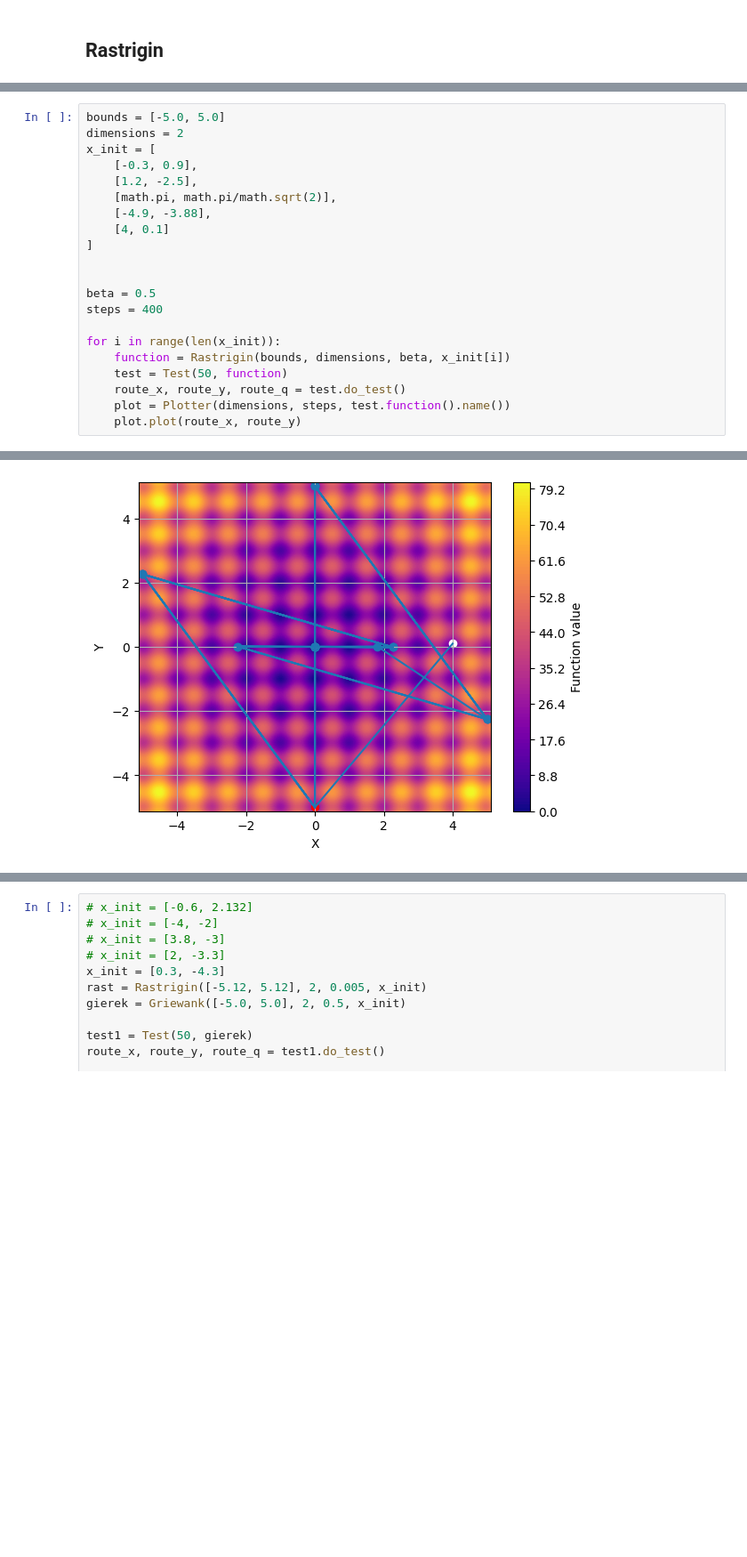
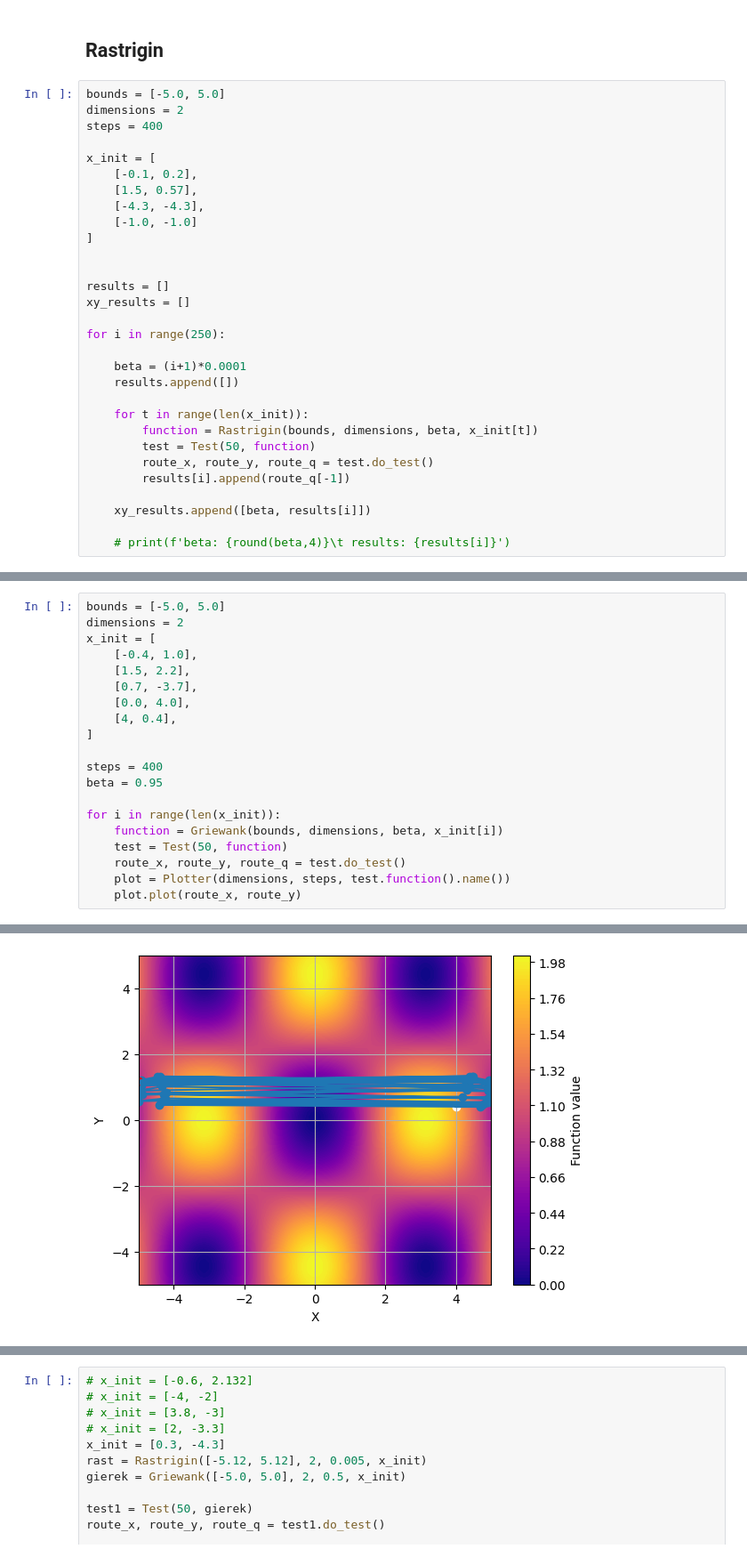
Before and after one commit to mwewior/introduction-to-ai, a Jupyter notebook: lab1/gradient.ipynb, the cells around one changed output, grey strips where cells are left out. Shown at 89% size. Cells and saved outputs as stored; diff of their text form; blank space fills up the shorter version.

```diff
--- a/lab1/gradient.ipynb
+++ b/lab1/gradient.ipynb
@@ -277,2 +298,32 @@ for i in range(len(x_init)):
 # %% [markdown]
 ## Rastrigin
+# %%
+bounds = [-5.0, 5.0]
+dimensions = 2
+steps = 400
+
+x_init = [
+    [-0.1, 0.2],
+    [1.5, 0.57],
+    [-4.3, -4.3],
+    [-1.0, -1.0]
+]
+
+
+results = []
+xy_results = []
+
+for i in range(250):
+
+    beta = (i+1)*0.0001
+    results.append([])
+
+    for t in range(len(x_init)):
+        function = Rastrigin(bounds, dimensions, beta, x_init[t])
+        test = Test(50, function)
+        route_x, route_y, route_q = test.do_test()
+        results[i].append(route_q[-1])
+
+    xy_results.append([beta, results[i]])
+
+    # print(f'beta: {round(beta,4)}\t results: {results[i]}')
@@ -280,19 +353,18 @@ for i in range(len(x_init)):
 bounds = [-5.0, 5.0]
 dimensions = 2
 x_init = [
-    [-0.3, 0.9],
-    [1.2, -2.5],
-    [math.pi, math.pi/math.sqrt(2)],
-    [-4.9, -3.88],
-    [4, 0.1]
+    [-0.4, 1.0],
+    [1.5, 2.2],
+    [0.7, -3.7],
+    [0.0, 4.0],
+    [4, 0.4],
 ]
 
-
-beta = 0.5
 steps = 400
+beta = 0.95
 
 for i in range(len(x_init)):
-    function = Rastrigin(bounds, dimensions, beta, x_init[i])
+    function = Griewank(bounds, dimensions, beta, x_init[i])
     test = Test(50, function)
     route_x, route_y, route_q = test.do_test()
     plot = Plotter(dimensions, steps, test.function().name())
@@ -305,2 +377,2 @@ for i in range(len(x_init)):
-[figure, old version]
+[figure, new version]
 # %% [markdown]
```
Also changed, not shown: parts of 14 cells of this notebook, 1 other file.
